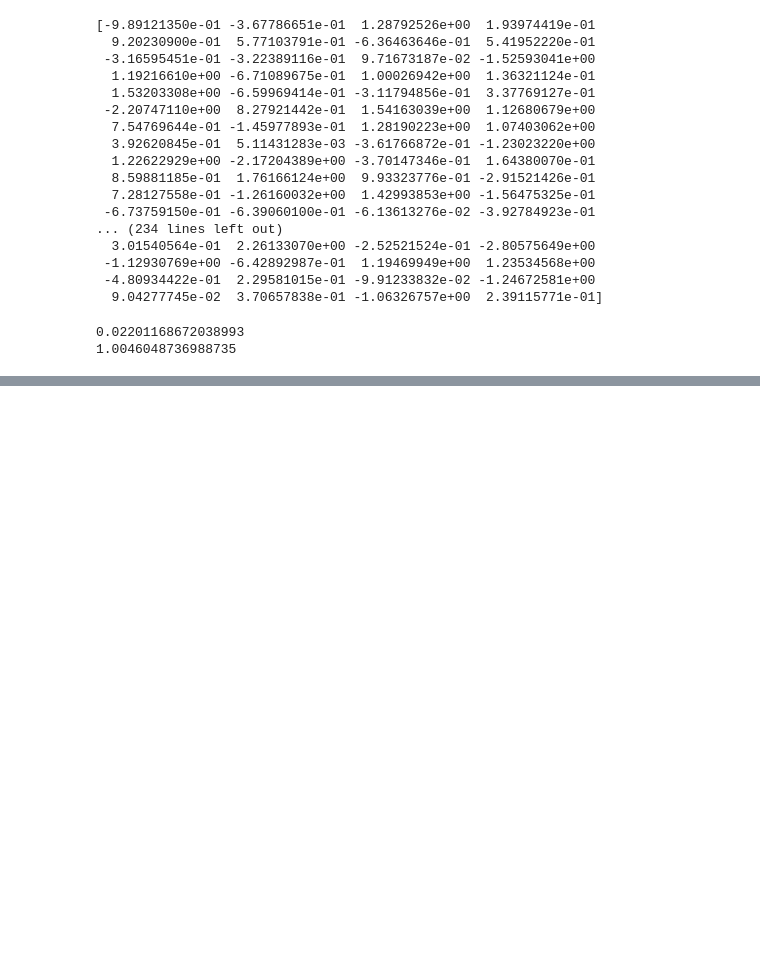
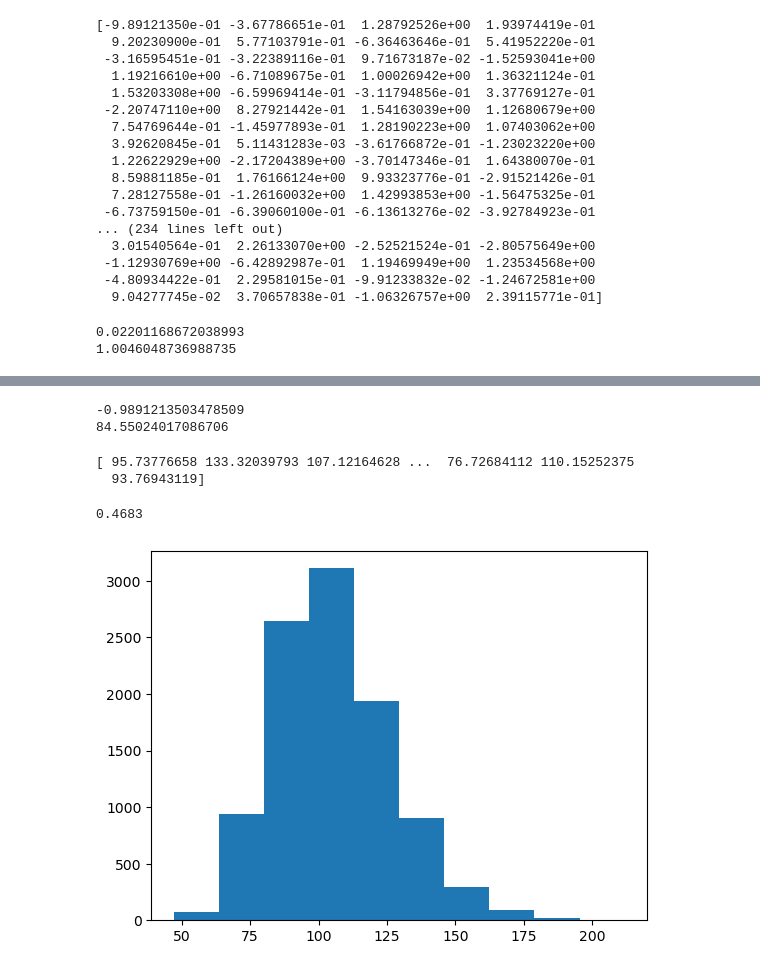
Before and after one commit to carlossilva23/Option-Pricing-Library, a Jupyter notebook: Notebooks/NumPyExercises2.ipynb, the cells around one changed output, grey strips where cells are left out. Saved outputs shown, nothing was run; the diff lists cells and outputs as text; code cells hidden in the pictures; blank space fills up the shorter version.

```diff
--- a/Notebooks/NumPyExercises2.ipynb
+++ b/Notebooks/NumPyExercises2.ipynb
@@ -110,0 +163,31 @@ print(a.std())
+# %%
+rng = np.random.default_rng(123)
+z = rng.standard_normal()
+print(z)
+S_0 = 100
+T = 1
+r = .05
+sigma = .2
+S_T = S_0 * np.exp((r - 0.5 * sigma**2) * T + sigma * (np.sqrt(T) * z))
+print(S_T)
+# %% [output]
+-0.9891213503478509
+84.55024017086706
+# %%
+z = rng.standard_normal(10000)
+exponent = (r - .5 * sigma ** 2) * T + sigma * np.sqrt(T) * z
+S_T = S_0 * np.exp(exponent)
+print(S_T)
+# %% [output]
+[ 95.73776658 133.32039793 107.12164628 ...  76.72684112 110.15252375
+  93.76943119]
+# %%
+plt.hist(S_T)
+K = 105
+above_K = S_T > K
+sum_above = np.sum(above_K)
+prob = sum_above / len(S_T)
+print(prob)
+# %% [output]
+0.4683
+[figure, added]
```
Also changed, not shown: parts of 11 cells of this notebook, 2 other files.
